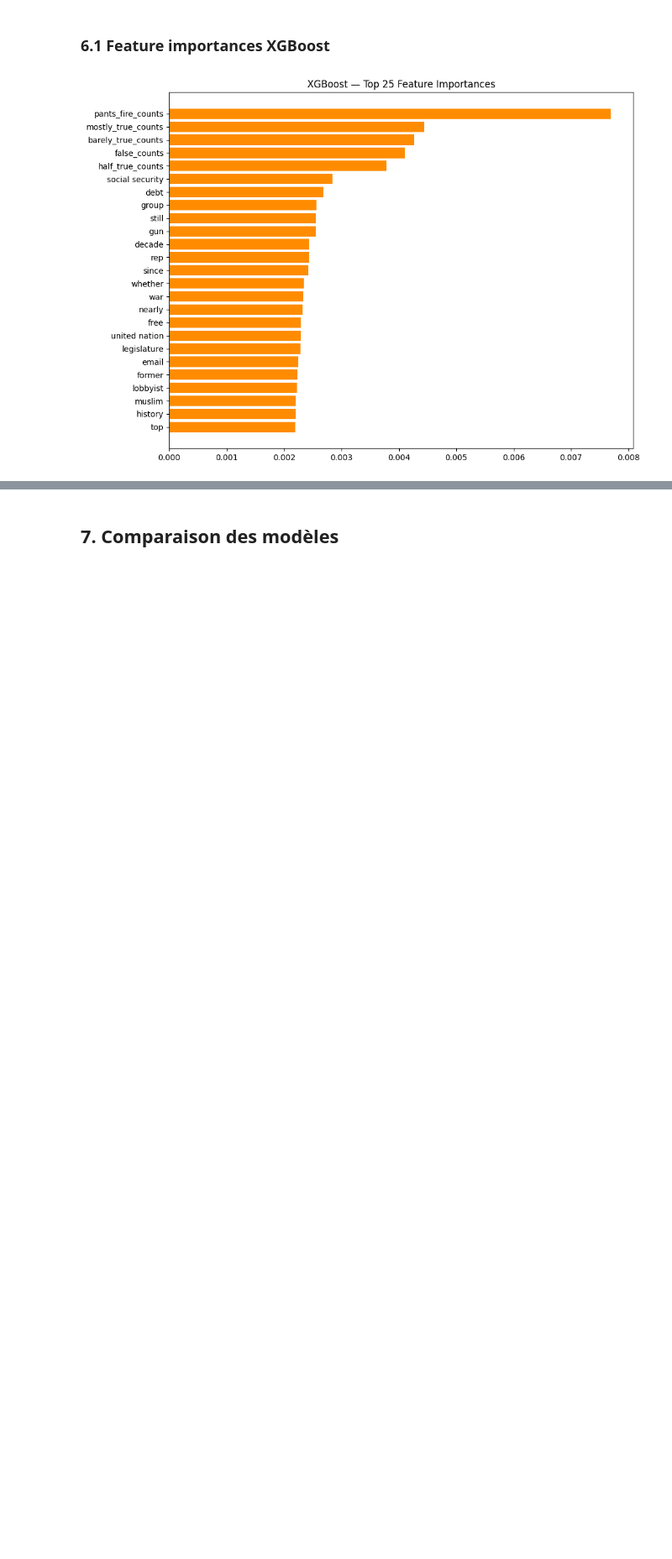
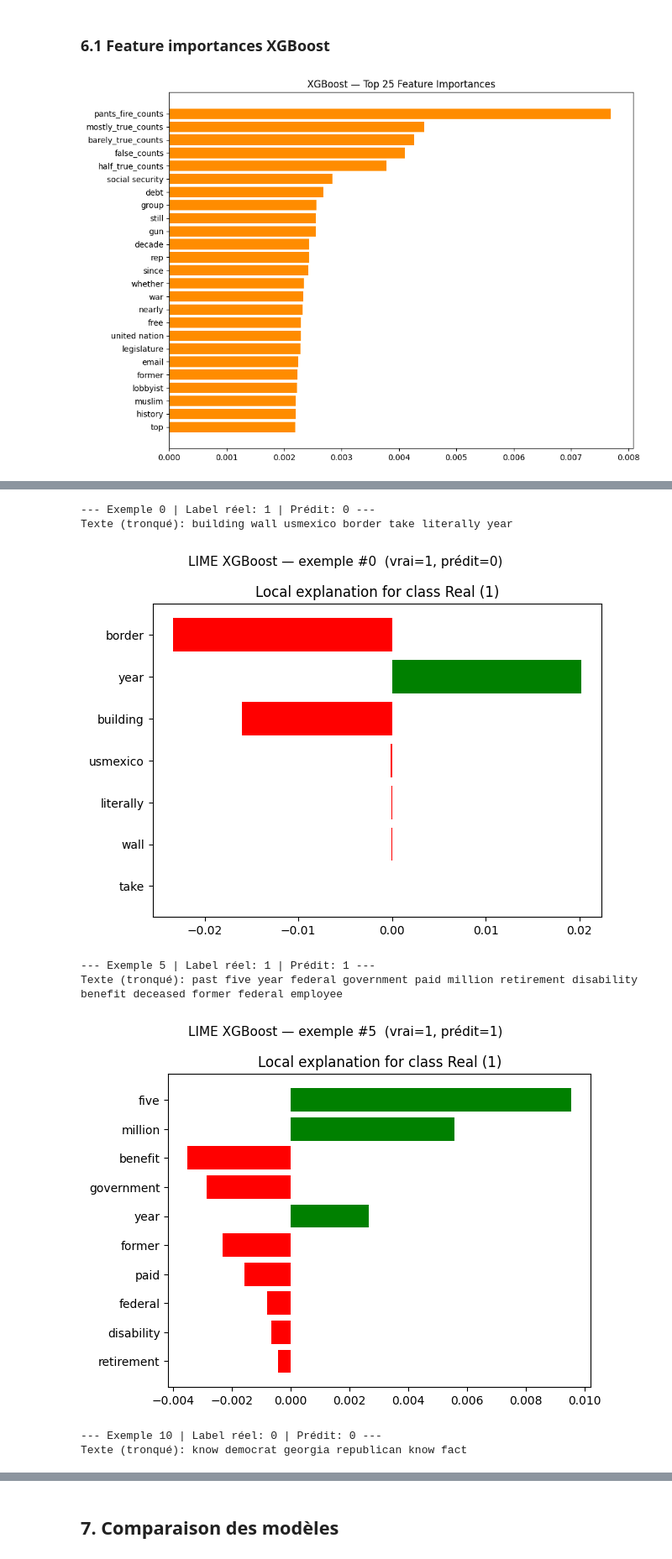
Before and after one commit to F2BHugo/projet_spe_3_fake_new, a Jupyter notebook: Notebook/03.5_Modelisation_pipeline.ipynb, the cells around one changed output, grey strips where cells are left out. Shown at 84% size. Saved outputs shown, nothing was run; the diff lists cells and outputs as text; code cells hidden in the pictures; blank space fills up the shorter version.

```diff
--- a/Notebook/03.5_Modelisation_pipeline.ipynb
+++ b/Notebook/03.5_Modelisation_pipeline.ipynb
@@ -292,0 +318,36 @@ plt.show()
+# %%
+from lime.lime_text import LimeTextExplainer
+
+def predict_proba_lime_xgb(texts):
+    """Wrapper LIME : texte → TF-IDF + zéros numériques → probabilités XGBoost."""
+    X_t = tfidf.transform(texts)
+    z   = np.zeros((len(texts), len(NUMERIC_FEATURES)))
+    X_n = csr_matrix(scaler.transform(z))
+    return xgb_model.predict_proba(hstack([X_t, X_n]))
+
+lime_explainer = LimeTextExplainer(class_names=["Fake (0)", "Real (1)"])
+
+# Expliquer 3 exemples du jeu de test
+for idx in [0, 5, 10]:
+    text_sample = X_test_text.iloc[idx]
+    true_label  = y_test[idx]
+    pred_label  = xgb_model.predict(X_test[idx])[0]
+    print(f"\n--- Exemple {idx} | Label réel: {true_label} | Prédit: {pred_label} ---")
+    print(f"Texte (tronqué): {text_sample[:200]}")
+    exp = lime_explainer.explain_instance(
+        text_sample, predict_proba_lime_xgb, num_features=10, num_samples=500
+    )
+    fig = exp.as_pyplot_figure()
+    fig.suptitle(f"LIME XGBoost — exemple #{idx}  (vrai={true_label}, prédit={pred_label})", fontsize=11)
+    plt.tight_layout()
+    plt.show()
+    plt.close(fig)
+# %% [output]
+--- Exemple 0 | Label réel: 1 | Prédit: 0 ---
+Texte (tronqué): building wall usmexico border take literally year
+[figure, added]
+--- Exemple 5 | Label réel: 1 | Prédit: 1 ---
+Texte (tronqué): past five year federal government paid million retirement disability benefit deceased former federal employee
+[figure, added]
+--- Exemple 10 | Label réel: 0 | Prédit: 0 ---
+Texte (tronqué): know democrat georgia republican know fact
```
Also changed, not shown: parts of 4 cells of this notebook, 6 other files.
